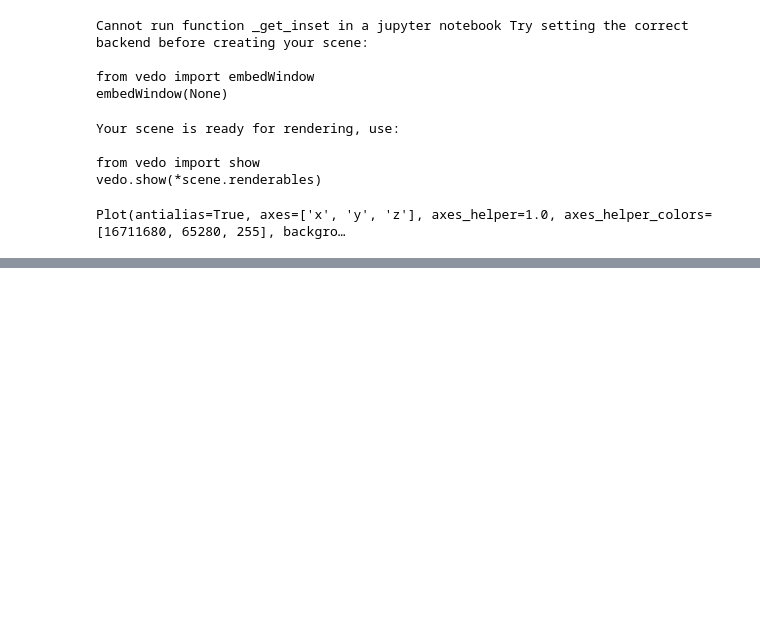
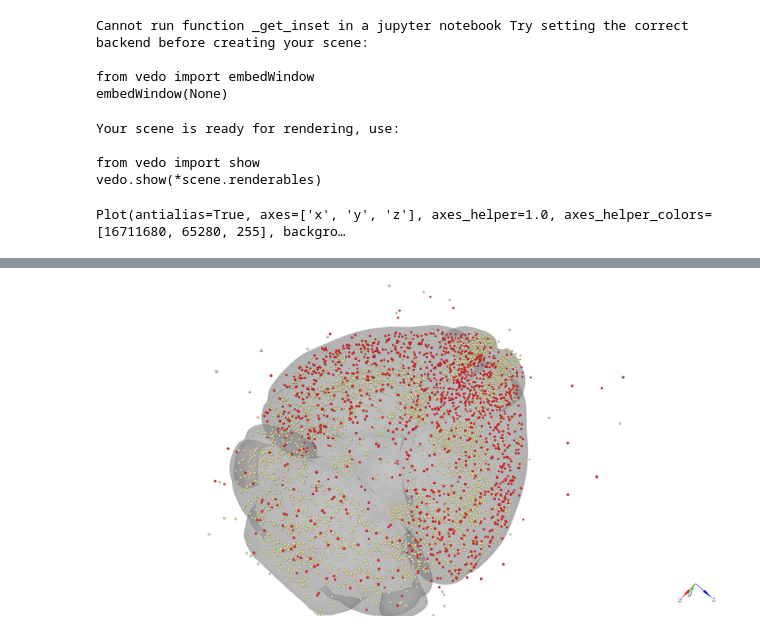
Before and after one commit to noisysky/bil-pipelines, a Jupyter notebook: brainmapper.ipynb, the cells around one changed output, grey strips where cells are left out. Drawn from its saved outputs; the diff is of its cells as text; code cells hidden in the pictures; blank space fills up the shorter version.

```diff
--- a/brainmapper.ipynb
+++ b/brainmapper.ipynb
@@ -264,0 +271,5 @@ Plot(antialias=True, axes=['x', 'y', 'z'], axes_helper=1.0, axes_helper_colors=[
+# %%
+from IPython.display import Image
+Image("./K3D-1713537763255.png")
+# %% [output]
+[figure, added]
```
Also changed, not shown: parts of 1 cell of this notebook, 1 other file.
